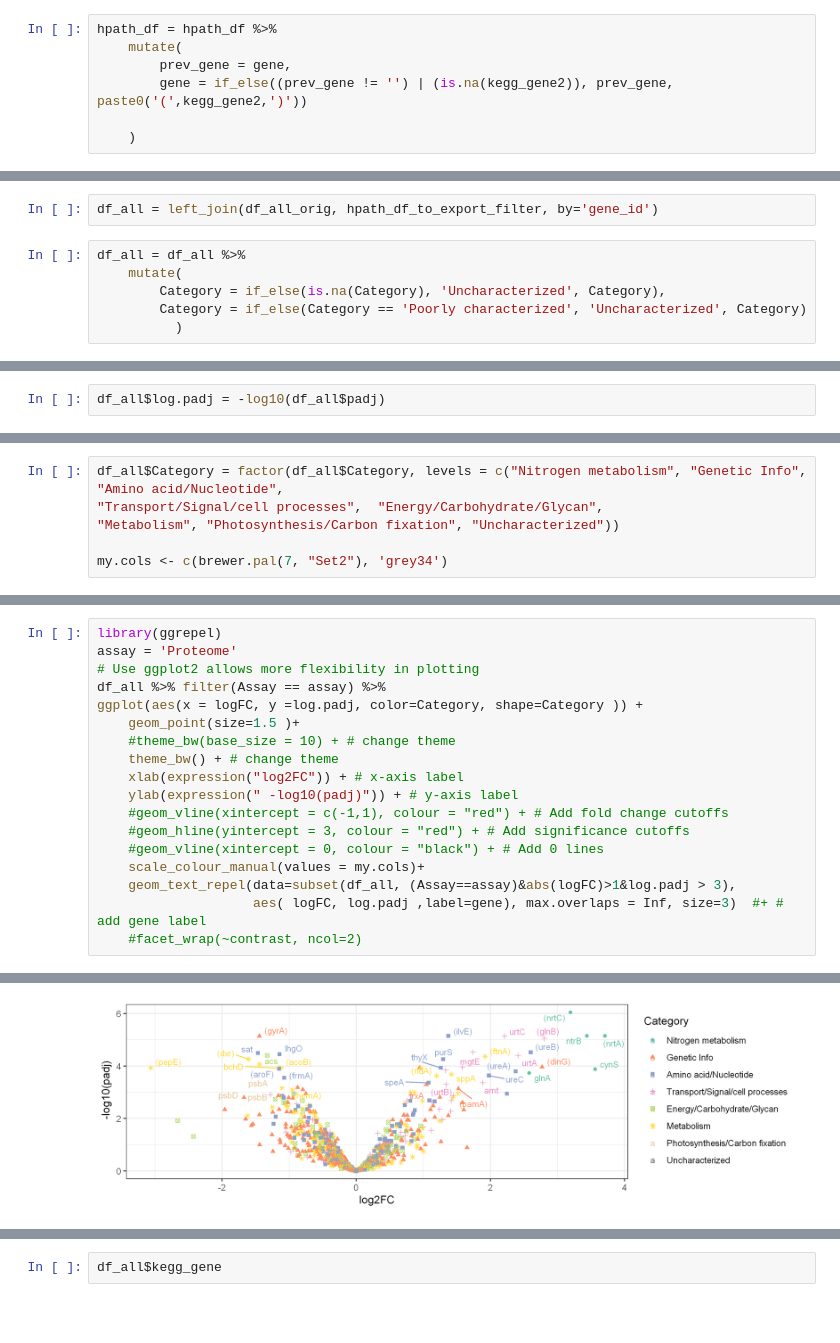
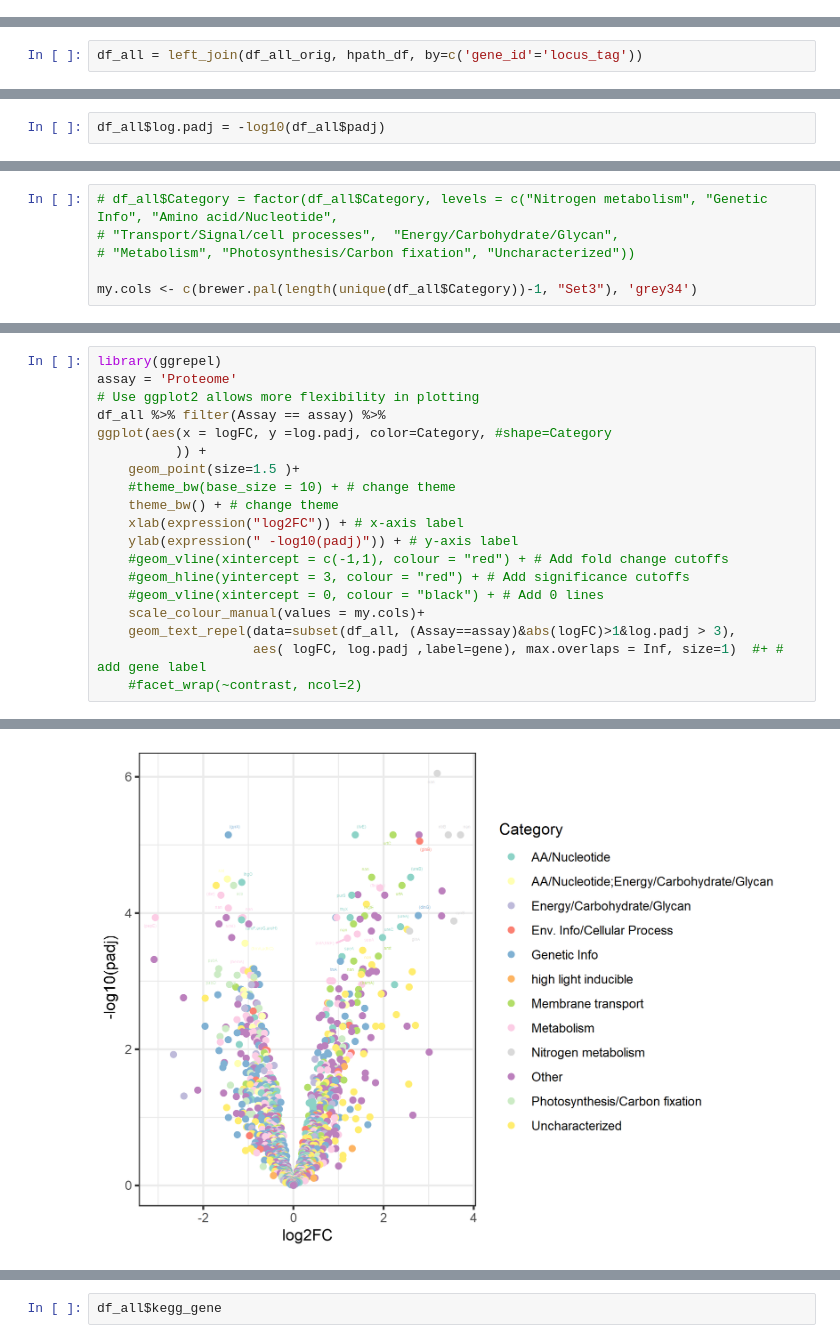
Before and after one commit to wosnat/CC1A3, a Jupyter notebook: Enrichment/CC1A3 MED4 figure long term.ipynb, the cells around one changed output, grey strips where cells are left out. Saved outputs shown, nothing was run; the diff lists cells and outputs as text; blank space fills up the shorter version.

Commit message:
long term figure + categories

```diff
--- a/Enrichment/CC1A3 MED4 figure long term.ipynb
+++ b/Enrichment/CC1A3 MED4 figure long term.ipynb
@@ -321,7 +64,0 @@ hpath_df <- hpath_df %>%
-# %%
-hpath_df = hpath_df %>%
-    mutate(
-        prev_gene = gene,
-        gene = if_else((prev_gene != '') | (is.na(kegg_gene2)), prev_gene, paste0('(',kegg_gene2,')'))
-
-    )
@@ -457,8 +81,2 @@ A tibble: 11 × 2
 # %%
-df_all = left_join(df_all_orig, hpath_df_to_export_filter, by='gene_id')
+df_all = left_join(df_all_orig, hpath_df, by=c('gene_id'='locus_tag'))
-# %%
-df_all = df_all %>%
-    mutate(
-        Category = if_else(is.na(Category), 'Uncharacterized', Category),
-        Category = if_else(Category == 'Poorly characterized', 'Uncharacterized', Category)
-          )
@@ -633,7 +263,7 @@ length(unique(df_all$Category))
 # %%
-df_all$Category = factor(df_all$Category, levels = c("Nitrogen metabolism", "Genetic Info", "Amino acid/Nucleotide",
-"Transport/Signal/cell processes",  "Energy/Carbohydrate/Glycan",
-"Metabolism", "Photosynthesis/Carbon fixation", "Uncharacterized"))
+# df_all$Category = factor(df_all$Category, levels = c("Nitrogen metabolism", "Genetic Info", "Amino acid/Nucleotide",
+# "Transport/Signal/cell processes",  "Energy/Carbohydrate/Glycan",
+# "Metabolism", "Photosynthesis/Carbon fixation", "Uncharacterized"))
 
-my.cols <- c(brewer.pal(7, "Set2"), 'grey34')
+my.cols <- c(brewer.pal(length(unique(df_all$Category))-1, "Set3"), 'grey34')
 # %%
@@ -664,7 +294,8 @@ library(ggrepel)
 assay = 'Proteome'
 # Use ggplot2 allows more flexibility in plotting
 df_all %>% filter(Assay == assay) %>%
-ggplot(aes(x = logFC, y =log.padj, color=Category, shape=Category )) +
+ggplot(aes(x = logFC, y =log.padj, color=Category, #shape=Category
+          )) +
     geom_point(size=1.5 )+
     #theme_bw(base_size = 10) + # change theme
     theme_bw() + # change theme
@@ -675,6 +306,6 @@ ggplot(aes(x = logFC, y =log.padj, color=Category, shape=Category )) +
     #geom_vline(xintercept = 0, colour = "black") + # Add 0 lines
     scale_colour_manual(values = my.cols)+
     geom_text_repel(data=subset(df_all, (Assay==assay)&abs(logFC)>1&log.padj > 3),
-                    aes( logFC, log.padj ,label=gene), max.overlaps = Inf, size=3)  #+ # add gene label
+                    aes( logFC, log.padj ,label=gene), max.overlaps = Inf, size=1)  #+ # add gene label
     #facet_wrap(~contrast, ncol=2)
 # %% [output]
@@ -689,4 +312,4 @@ Warning message:
-[figure, old version]
+[figure, new version]
 # %%
 library(ggrepel)
 assay = 'RNA'
```
Also changed, not shown: parts of 48 cells of this notebook, 4 other files.
